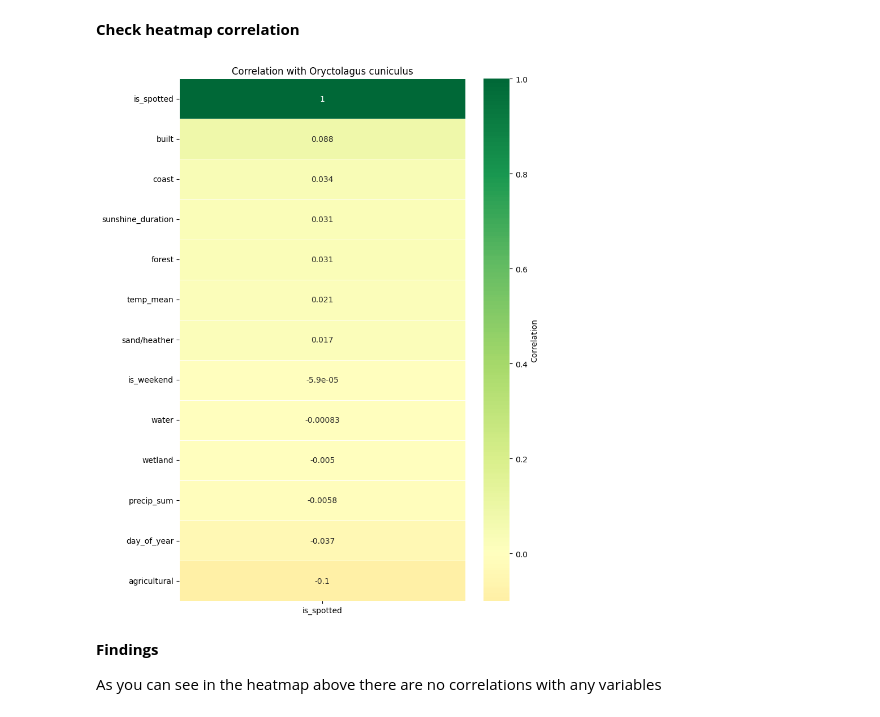
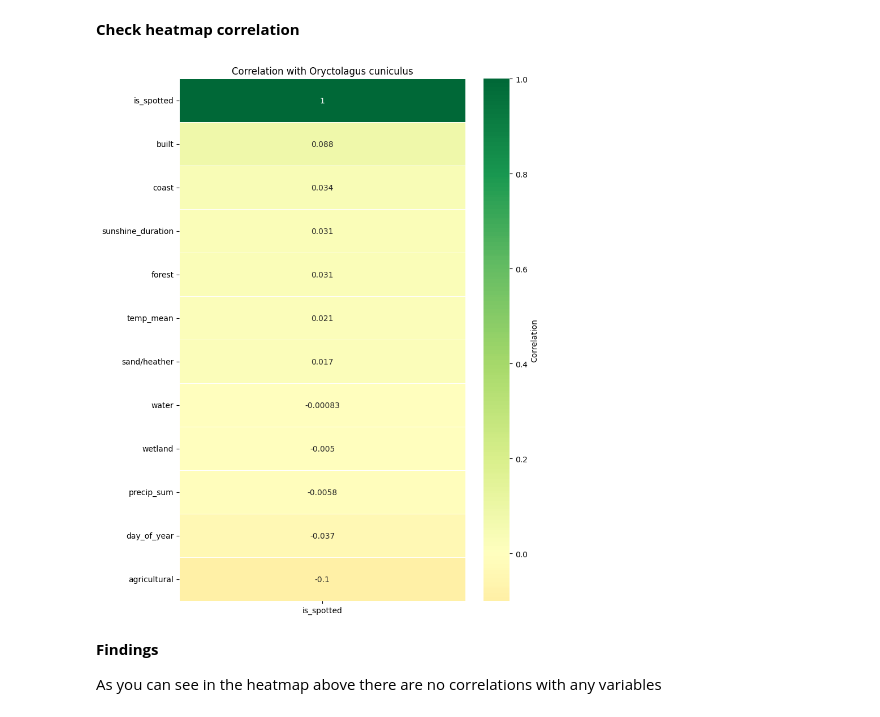
Before and after one commit to Sannebeast/Rabbitions, a Jupyter notebook: notebooks/project.ipynb, the cells around one changed output. Saved outputs shown, nothing was run; the diff lists cells and outputs as text; code cells hidden in the pictures.

```diff
--- a/notebooks/project.ipynb
+++ b/notebooks/project.ipynb
@@ -135,10 +135,3 @@ for col in df.describe().columns:
 [figure]
 # %% [markdown]
 *The histograms and boxplots for total_observations and speciesgroup_observations show that the most common value is zero. Due to the large number of zero values, the distributions are heavily right-skewed, causing even small positive values (greater than 1) to be identified as outliers in the boxplots. Therefore, the detected outliers do not necessarily represent errors or abnormal observations, but rather reflect the strong imbalance between zero and non-zero counts in the data.*
-# %%
-df["Oryctolagus cuniculus"] = pd.to_numeric(
-    df["Oryctolagus cuniculus"],
-    errors="coerce"
-).astype("Int64")
-
-df.info()
@@ -441,39 +393,38 @@ cols = [
     'is_spotted',
     'agricultural', 'built', 'coast', 'forest',
     'sand/heather', 'water', 'wetland',
-    'temp_mean', 'precip_sum', 'sunshine_duration',
-    'is_weekend', 'day_of_year'
+    'temp_mean', 'precip_sum', 'sunshine_duration', 'day_of_year'
 ]
 
 df_clean = df[cols].replace("unknown", pd.NA)
 
 # drop rows with missing values
 df_clean = df_clean.dropna()
 
 corr = df_clean.corr()
 
 # extract correlation with target
 target_corr = corr[['is_spotted']].sort_values(
     by='is_spotted',
     ascending=False
 )
 
 plt.figure(figsize=(8, 10))
 
 sns.heatmap(
     target_corr,
     annot=True,
     cmap='RdYlGn',
     center=0,
     linewidths=0.5,
     cbar_kws={'label': 'Correlation'}
 )
 
 plt.title("Correlation with Oryctolagus cuniculus")
 plt.tight_layout()
 plt.show()
 # %% [output]
-[figure, old version]
+[figure, new version]
 # %% [markdown]
 **Findings**
 
```
Also changed, not shown: parts of 17 cells of this notebook.
